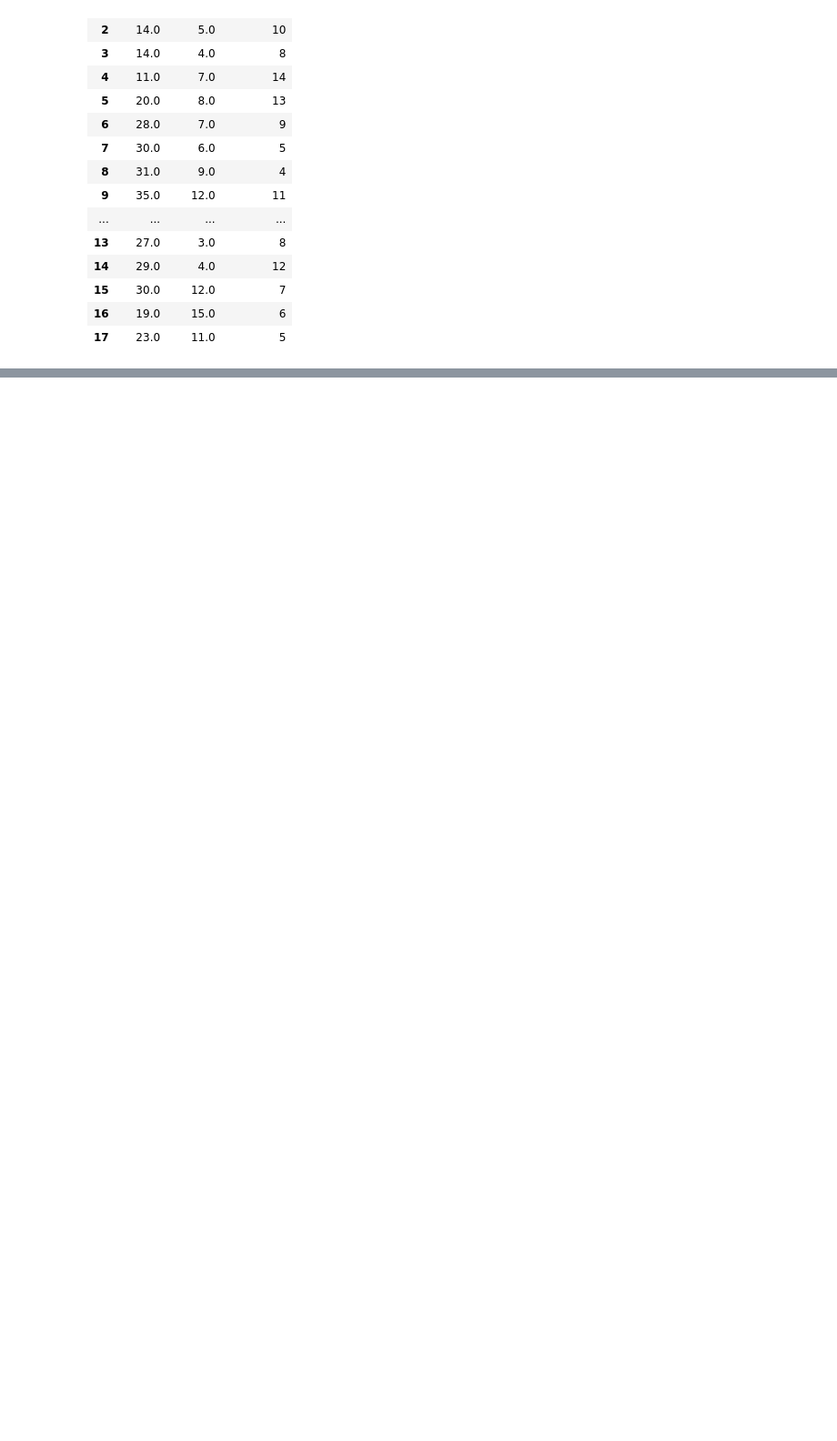
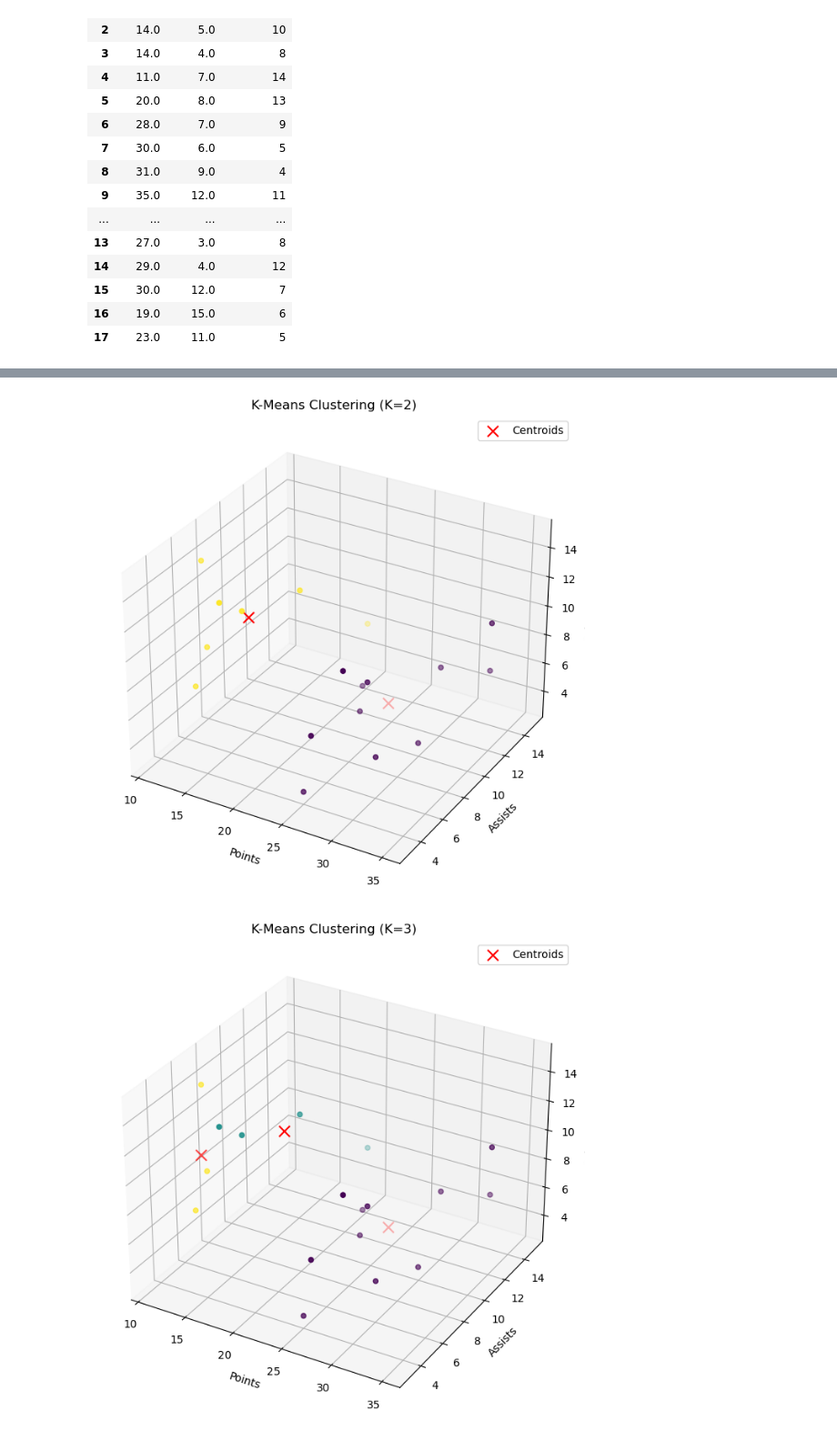
Before and after one commit to balabcode/sem-5-labs, a Jupyter notebook: ml-lab/lab10/lab10.ipynb, the cells around one changed output, grey strips where cells are left out. Shown at 91% size. Saved outputs shown, nothing was run; the diff lists cells and outputs as text; code cells hidden in the pictures; blank space fills up the shorter version.

```diff
--- a/ml-lab/lab10/lab10.ipynb
+++ b/ml-lab/lab10/lab10.ipynb
@@ -122,0 +152,3 @@ runner(df1, minkowski_distance)
+# %%
+runner_sk(df1, "manhattan")
+# %% [output]
@@ -122,0 +156,2 @@ runner(df1, minkowski_distance)
+[figure, added]
+[figure, added]
```
Also changed, not shown: parts of 9 cells of this notebook.
